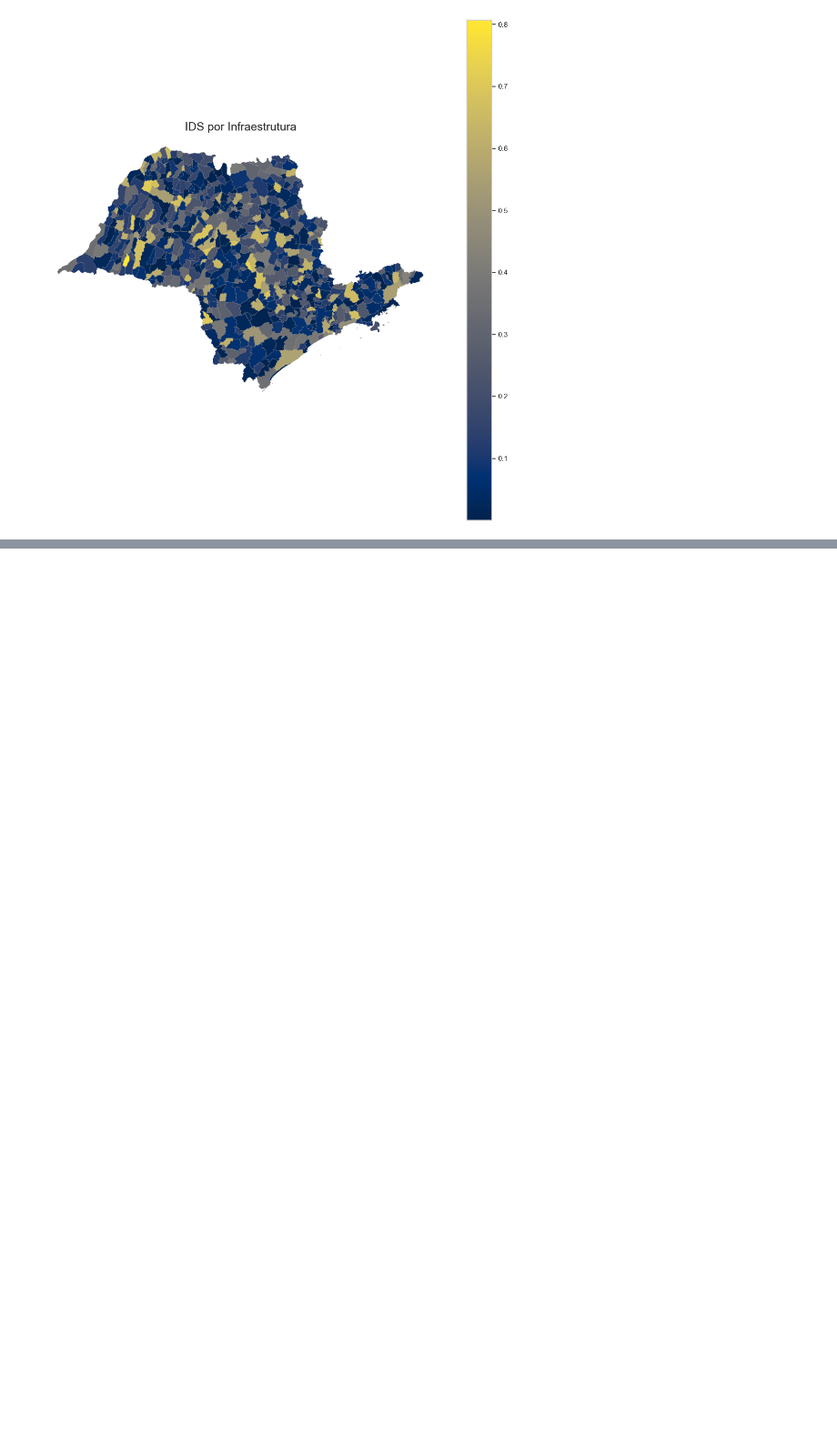
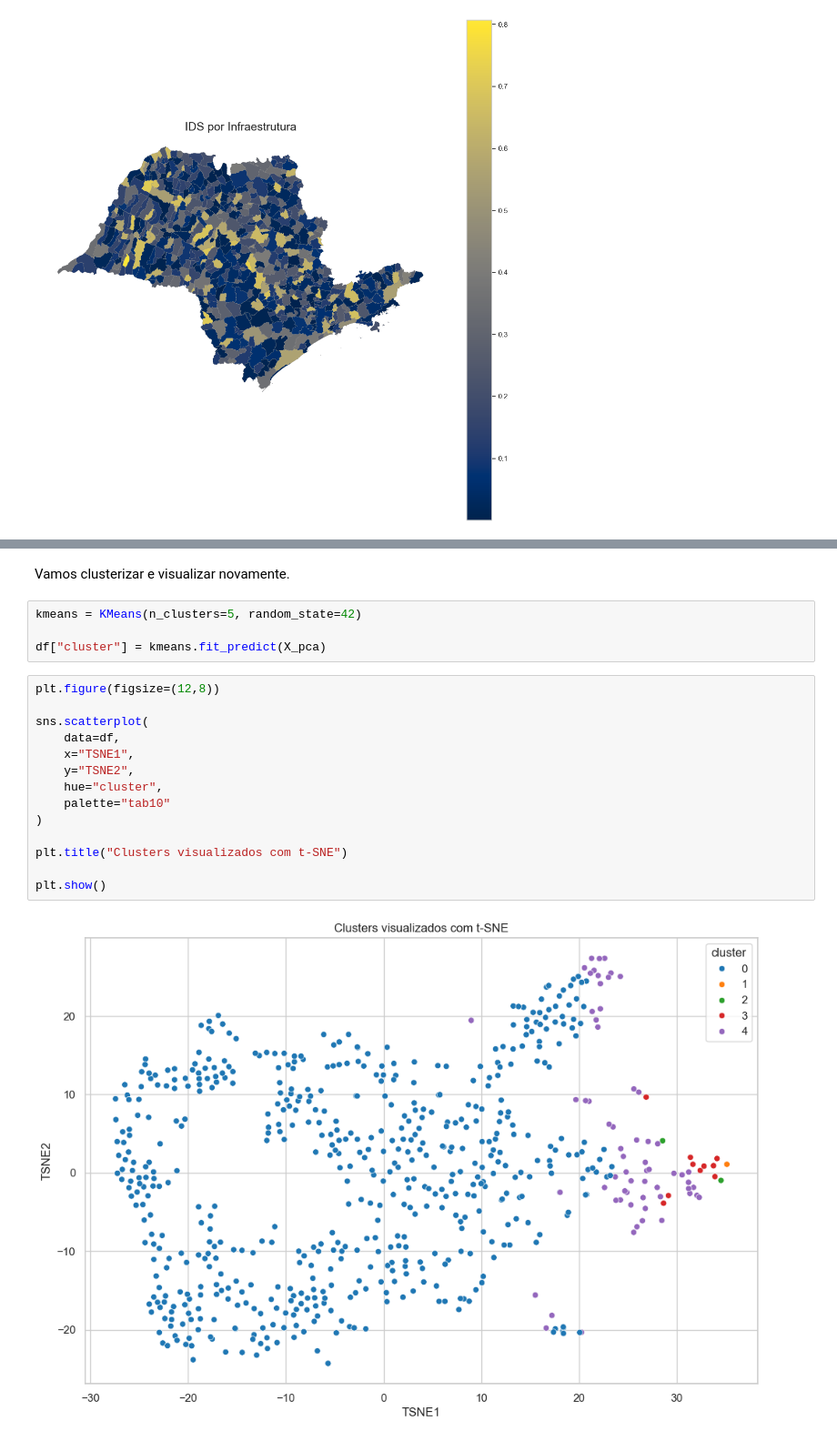
Before and after one commit to AndreyFernandes-NP/ProjetoIntegrador-I, a Jupyter notebook: notebooks/EDA.ipynb, the cells around one changed output, grey strips where cells are left out. Shown at 91% size. Cells and saved outputs as stored; diff of their text form; blank space fills up the shorter version.

```diff
--- a/notebooks/EDA.ipynb
+++ b/notebooks/EDA.ipynb
@@ -474,0 +524,22 @@ ax.axis("off")
+# %% [markdown]
+Vamos clusterizar e visualizar novamente.
+# %%
+kmeans = KMeans(n_clusters=5, random_state=42)
+
+df["cluster"] = kmeans.fit_predict(X_pca)
+# %%
+plt.figure(figsize=(12,8))
+
+sns.scatterplot(
+    data=df,
+    x="TSNE1",
+    y="TSNE2",
+    hue="cluster",
+    palette="tab10"
+)
+
+plt.title("Clusters visualizados com t-SNE")
+
+plt.show()
+# %% [output]
+[figure, added]
```
Also changed, not shown: parts of 7 cells of this notebook.
